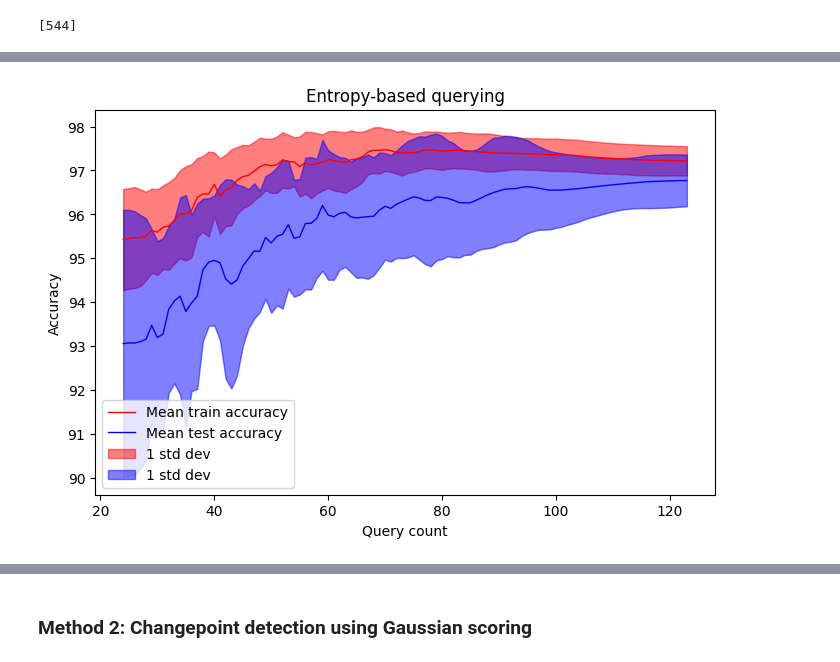
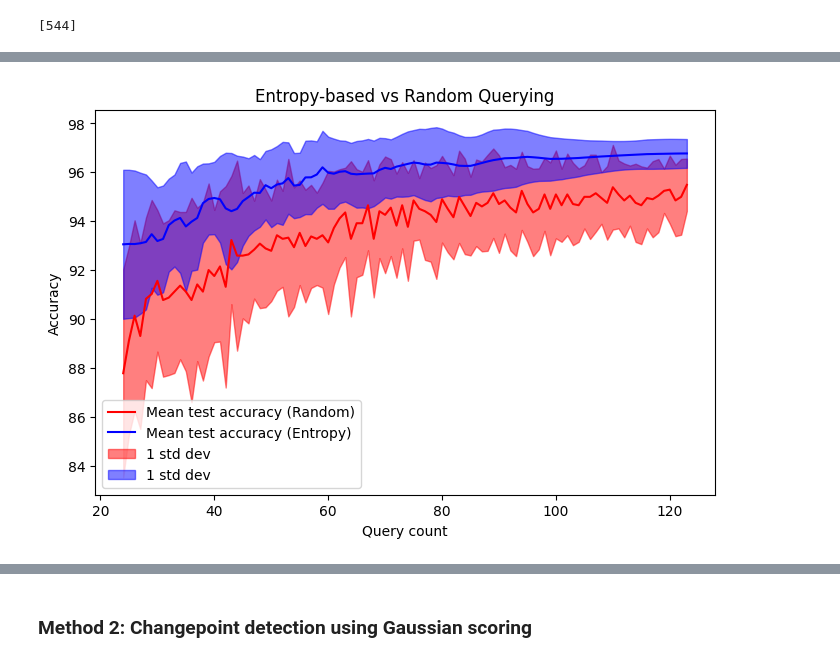
Before and after one commit to AmroAbdrabo/application-of-online-anomaly-detection-using-one-class-classification-to-z24, a Jupyter notebook: Chapter3-ActiveLearning/Streaming-AL/River/river_experiments.ipynb, the cells around one changed output, grey strips where cells are left out. Cells and saved outputs as stored; diff of their text form; code cells hidden in the pictures.

```diff
--- a/Chapter3-ActiveLearning/Streaming-AL/River/river_experiments.ipynb
+++ b/Chapter3-ActiveLearning/Streaming-AL/River/river_experiments.ipynb
@@ -44,0 +68,5 @@ y_test = binarize(labels_test)
+# %%
+test_accuracies_rnd_all_exp = []
+random.seed(12)
+for i in range(30):
+    test_accuracies_rnd_all_exp.append(random_sampling_experiment(seed = i))
@@ -52,8 +92,7 @@ from river import linear_model
 from river import metrics
 import re
 
-def testing_model_entropy_sampling(model, X_test):
-    X_test_top_f = X_test[:, indices]
+def testing_model_entropy_sampling(model, X_test_top_f, save_y):
     y_test = binarize(labels_test)
 
     X_river_test = [
@@ -63,25 +102,34 @@ def testing_model_entropy_sampling(model, X_test):
     y_river_test = y_test.tolist()
     metric = metrics.Accuracy()
 
+    preds_y = []
+    true_y = []
+
     # Process each sample in the dataset
     for i in range(len(X_river_test)):
         x = X_river_test[i]
         y_true = y_river_test[i]
         y_pred, _ = model.predict_one(x)
         metric = metric.update(y_true, y_pred)
+        if save_y:
+            preds_y.append(y_pred)
+            true_y.append(y_true)
 
-    return metric
+    return metric, preds_y, true_y
 
 acc_train_all_exp = []
 acc_test_all_exp = []
 n_samples_all_exp = []
 
+all_y_pred_en = []
+all_y_true_en = []
 # across 50 seeds
 for s in range(50):
     accuracies_train = []
     accuracies_test = []
     samples_used = []
     for i in range(0, 1000, 5):
+        save_y = False
         # Prepare the data in a format compatible with river
         X_river = [
             {f"feature_{i}": value for i, value in enumerate(sample)}
@@ -106,6 +154,9 @@ for s in range(50):
                 n_samples_used += 1
                 model = model.learn_one(x, y_true)  # Learn from the true label
 
+        if n_samples_used == 50:
+            save_y = True
+
         if len(samples_used) > 0 and (samples_used[-1] <= n_samples_used):
             continue
 
@@ -113,7 +164,11 @@ for s in range(50):
         accuracies_train.append(acc_train)
         samples_used.append(n_samples_used)
         #print(f"Number of samples used for learning: {n_samples_used}")
-        metric = testing_model_entropy_sampling(model)
+        metric, preds_y, true_y = testing_model_entropy_sampling(model, X_test_top_f, save_y)
+        if save_y:
+            all_y_pred_en = preds_y
+            all_y_true_en = true_y
+        save_y = False
         acc_test = float((re.search(r'(\d+\.\d+)', metric.__str__())).group(1))
         accuracies_test.append(acc_test)
 
@@ -153,24 +218,26 @@ NameError: name 'n_samples_all_exp' is not defined
 # %%
 # the fill between plot
 import matplotlib.pyplot as plt
-y_train_mean = np.mean(interp_accs_train, axis=0)
+#y_train_mean = np.mean(interp_accs_train, axis=0)
+y_test_rnd_mean = np.mean(test_accuracies_rnd_all_exp, axis = 0)
 y_test_mean  = np.mean(interp_accs_test, axis = 0)
-train_std = np.std(interp_accs_train, axis=0)
+#train_std = np.std(interp_accs_train, axis=0)
 test_std = np.std(interp_accs_test, axis=0)
+test_rnd_std = np.std(test_accuracies_rnd_all_exp, axis=0)
 
 # increase width of plot
 plt.figure(figsize=(8, 5))
 end = 100
 x = ((interpolation_range_samples)[0:end])
-plt.plot(x, y_train_mean[0:end], '-r', label='Mean train accuracy')
-plt.plot(x, y_test_mean[0:end], '-b', label='Mean test accuracy')
+plt.plot(x, y_test_rnd_mean[0:end], '-r', label='Mean test accuracy (Random)')
+plt.plot(x, y_test_mean[0:end], '-b', label='Mean test accuracy (Entropy)')
 
-plt.fill_between(x, (y_train_mean - train_std)[0:end], (y_train_mean + train_std)[0:end], color='red', alpha=0.5, label='1 std dev')
+plt.fill_between(x, (y_test_rnd_mean - test_rnd_std)[0:end], (y_test_rnd_mean + test_rnd_std)[0:end], color='red', alpha=0.5, label='1 std dev')
 plt.fill_between(x, (y_test_mean - test_std)[0:end], (y_test_mean + test_std)[0:end], color='blue', alpha=0.5, label='1 std dev')
-plt.title("Entropy-based querying")
+plt.title("Entropy-based vs Random Querying")
 plt.xlabel("Query count")
 plt.ylabel("Accuracy")
 plt.legend()
 plt.show()
 # %% [output]
-[figure, old version]
+[figure, new version]
```
Also changed, not shown: parts of 23 cells of this notebook, 4 other files.
